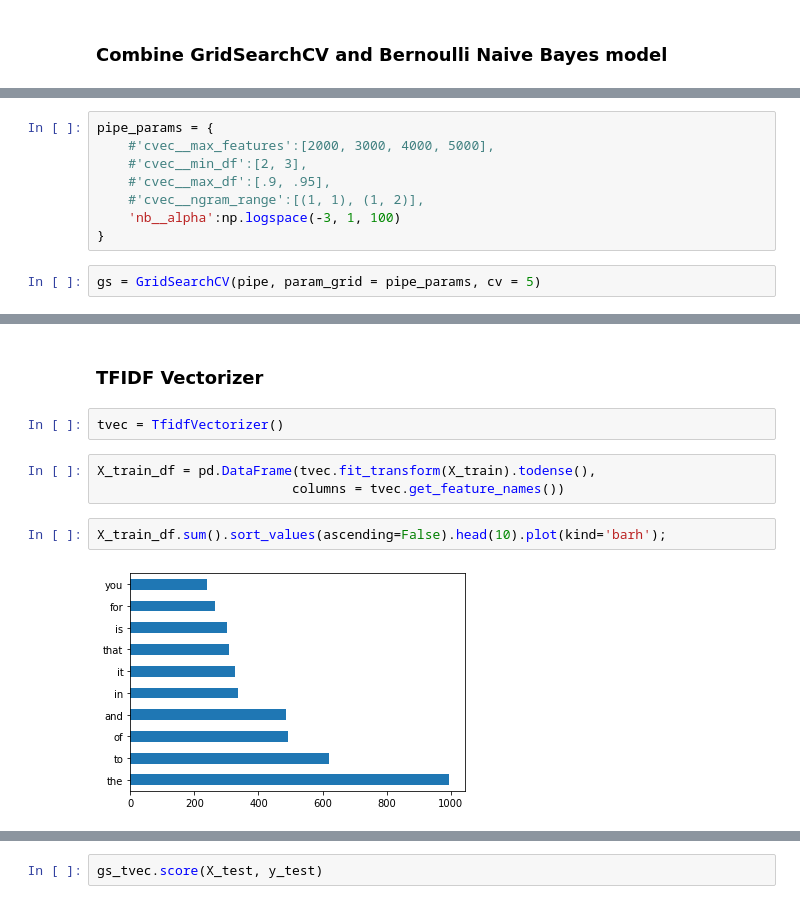
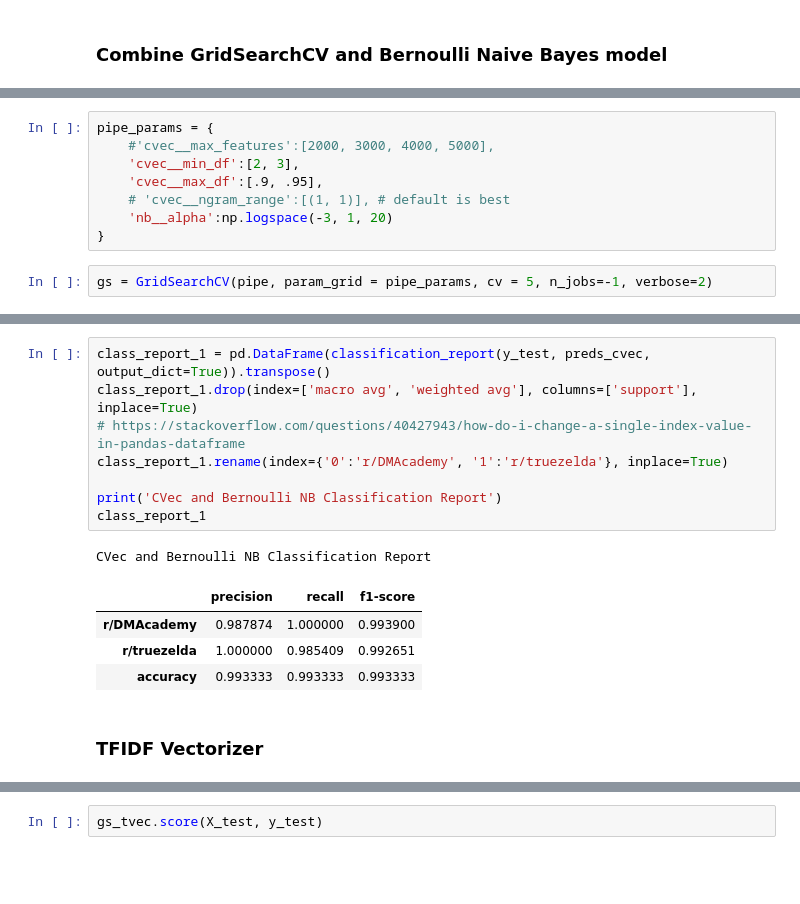
Before and after one commit to dgumustel/nlp_predictive_models, a Jupyter notebook: notebooks/04_dnd_zelda_model.ipynb, the cells around one changed output, grey strips where cells are left out. Cells and saved outputs as stored; diff of their text form; blank space fills up the shorter version.

```diff
--- a/notebooks/04_dnd_zelda_model.ipynb
+++ b/notebooks/04_dnd_zelda_model.ipynb
@@ -174,13 +181,13 @@ Pipeline(steps=[('cvec', CountVectorizer()), ('nb', BernoulliNB())])
 # %%
 pipe_params = {
     #'cvec__max_features':[2000, 3000, 4000, 5000],
-    #'cvec__min_df':[2, 3],
-    #'cvec__max_df':[.9, .95],
-    #'cvec__ngram_range':[(1, 1), (1, 2)],
-    'nb__alpha':np.logspace(-3, 1, 100)
+    'cvec__min_df':[2, 3],
+    'cvec__max_df':[.9, .95],
+    # 'cvec__ngram_range':[(1, 1)], # default is best
+    'nb__alpha':np.logspace(-3, 1, 20)
 }
 # %%
-gs = GridSearchCV(pipe, param_grid = pipe_params, cv = 5)
+gs = GridSearchCV(pipe, param_grid = pipe_params, cv = 5, n_jobs=-1, verbose=2)
 # %%
 %time gs.fit(X_train, y_train)
 
@@ -209,11 +233,16 @@ print('specificity:', specificity)
+# %%
+class_report_1 = pd.DataFrame(classification_report(y_test, preds_cvec, output_dict=True)).transpose()
+class_report_1.drop(index=['macro avg', 'weighted avg'], columns=['support'], inplace=True)
+# https://stackoverflow.com/questions/40427943/how-do-i-change-a-single-index-value-in-pandas-dataframe
+class_report_1.rename(index={'0':'r/DMAcademy', '1':'r/truezelda'}, inplace=True)
+
+print('CVec and Bernoulli NB Classification Report')
+class_report_1
+# %% [output]
+CVec and Bernoulli NB Classification Report
+|  | precision | recall | f1-score |
+| r/DMAcademy | 0.987874 | 1.000000 | 0.993900 |
+| r/truezelda | 1.000000 | 0.985409 | 0.992651 |
+| accuracy | 0.993333 | 0.993333 | 0.993333 |
 # %% [markdown]
 ### TFIDF Vectorizer
-# %%
-tvec = TfidfVectorizer()
-# %%
-X_train_df = pd.DataFrame(tvec.fit_transform(X_train).todense(),
-                         columns = tvec.get_feature_names())
-# %%
-X_train_df.sum().sort_values(ascending=False).head(10).plot(kind='barh');
-# %% [output]
-[figure, removed]
```
Also changed, not shown: parts of 39 cells of this notebook, 15 other files.
